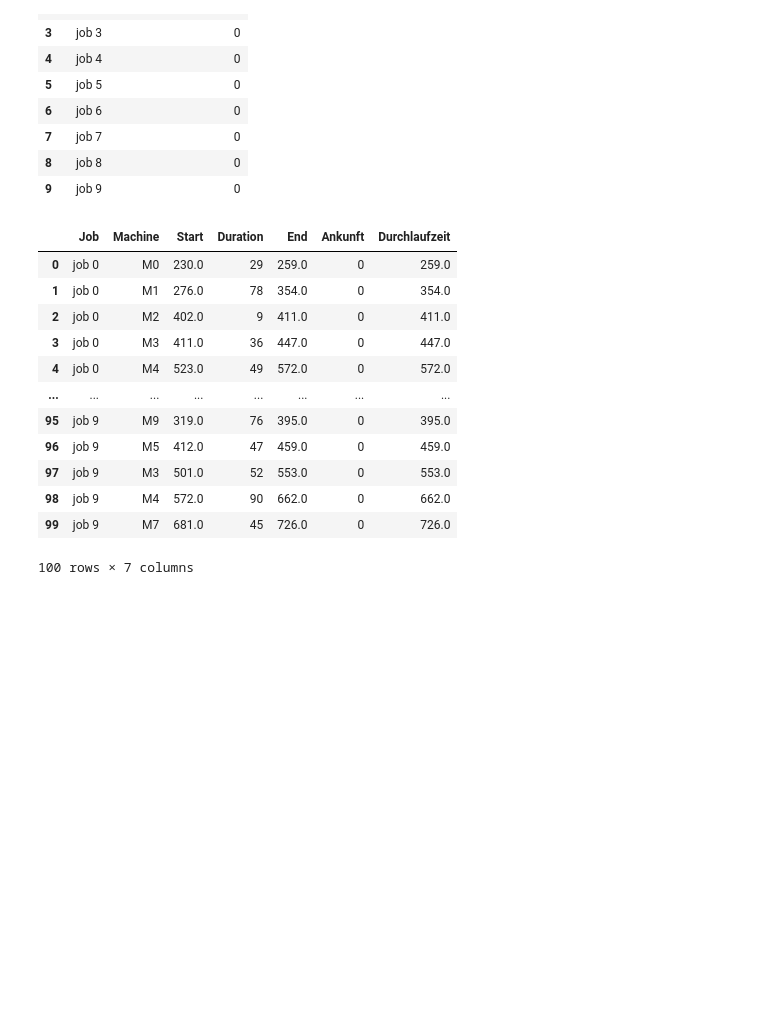
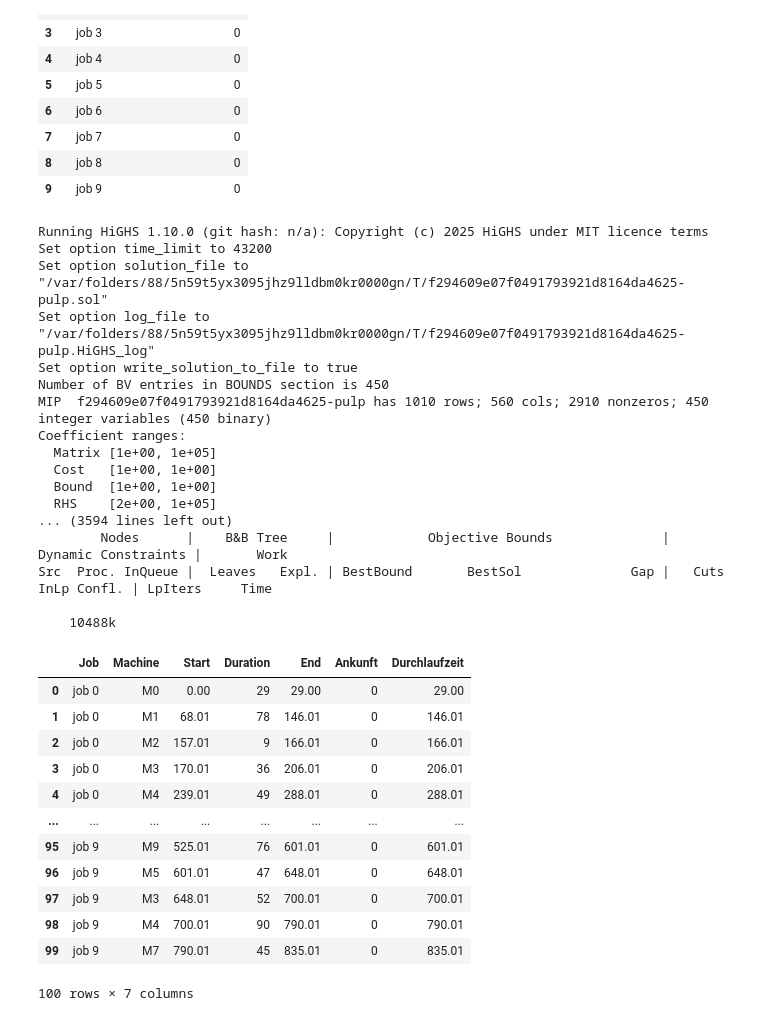
Before and after one commit to konrad-adamski/HTWD_JSSP, a Jupyter notebook: 01_Mai/01_COIN-OR MILP.ipynb, the cells around one changed output. Cells and saved outputs as stored; diff of their text form; code cells hidden in the pictures; blank space fills up the shorter version.

```diff
--- a/01_Mai/01_COIN-OR MILP.ipynb
+++ b/01_Mai/01_COIN-OR MILP.ipynb
@@ -276,23 +276,40 @@ df_arrivals
 | 8 | job 8 | 0 |
 | 9 | job 9 | 0 |
 # %%
-time = 10*60*60
-df_schedule_plan, makespan = ssv.solve_jssp_total_individual_makespans(instance, df_arrivals, solver_time_limit=time)
+time_sec = 12*60*60
+df_schedule_plan, makespan = ssv.solve_jssp_total_individual_makespans(instance, df_arrivals, solver_time_limit=time_sec)
 df_schedule_plan
 # %% [output]
+Running HiGHS 1.10.0 (git hash: n/a): Copyright (c) 2025 HiGHS under MIT licence terms
+Set option time_limit to 43200
+Set option solution_file to "/var/folders/88/5n59t5yx3095jhz9lldbm0kr0000gn/T/f294609e07f0491793921d8164da4625-pulp.sol"
+Set option log_file to "/var/folders/88/5n59t5yx3095jhz9lldbm0kr0000gn/T/f294609e07f0491793921d8164da4625-pulp.HiGHS_log"
+Set option write_solution_to_file to true
+Number of BV entries in BOUNDS section is 450
+MIP  f294609e07f0491793921d8164da4625-pulp has 1010 rows; 560 cols; 2910 nonzeros; 450 integer variables (450 binary)
+Coefficient ranges:
+  Matrix [1e+00, 1e+05]
+  Cost   [1e+00, 1e+00]
+  Bound  [1e+00, 1e+00]
+  RHS    [2e+00, 1e+05]
+... (3594 lines left out)
+        Nodes      |    B&B Tree     |            Objective Bounds              |  Dynamic Constraints |       Work
+Src  Proc. InQueue |  Leaves   Expl. | BestBound       BestSol              Gap |   Cuts   InLp Confl. | LpIters     Time
+
+    10488k
 |  | Job | Machine | Start | Duration | End | Ankunft | Durchlaufzeit |
-| 0 | job 0 | M0 | 230.0 | 29 | 259.0 | 0 | 259.0 |
-| 1 | job 0 | M1 | 276.0 | 78 | 354.0 | 0 | 354.0 |
-| 2 | job 0 | M2 | 402.0 | 9 | 411.0 | 0 | 411.0 |
-| 3 | job 0 | M3 | 411.0 | 36 | 447.0 | 0 | 447.0 |
-| 4 | job 0 | M4 | 523.0 | 49 | 572.0 | 0 | 572.0 |
+| 0 | job 0 | M0 | 0.00 | 29 | 29.00 | 0 | 29.00 |
+| 1 | job 0 | M1 | 68.01 | 78 | 146.01 | 0 | 146.01 |
+| 2 | job 0 | M2 | 157.01 | 9 | 166.01 | 0 | 166.01 |
+| 3 | job 0 | M3 | 170.01 | 36 | 206.01 | 0 | 206.01 |
+| 4 | job 0 | M4 | 239.01 | 49 | 288.01 | 0 | 288.01 |
 | ... | ... | ... | ... | ... | ... | ... | ... |
-| 95 | job 9 | M9 | 319.0 | 76 | 395.0 | 0 | 395.0 |
-| 96 | job 9 | M5 | 412.0 | 47 | 459.0 | 0 | 459.0 |
-| 97 | job 9 | M3 | 501.0 | 52 | 553.0 | 0 | 553.0 |
-| 98 | job 9 | M4 | 572.0 | 90 | 662.0 | 0 | 662.0 |
-| 99 | job 9 | M7 | 681.0 | 45 | 726.0 | 0 | 726.0 |
+| 95 | job 9 | M9 | 525.01 | 76 | 601.01 | 0 | 601.01 |
+| 96 | job 9 | M5 | 601.01 | 47 | 648.01 | 0 | 648.01 |
+| 97 | job 9 | M3 | 648.01 | 52 | 700.01 | 0 | 700.01 |
+| 98 | job 9 | M4 | 700.01 | 90 | 790.01 | 0 | 790.01 |
+| 99 | job 9 | M7 | 790.01 | 45 | 835.01 | 0 | 835.01 |
-100 rows × 7 columns
+100 rows × 7 columns
 # %%
 category = "HiGHS"
 show.plot_gantt_jobs(df_schedule_plan, 'Gantt-Diagramm für "{}"'.format(category))
```
Also changed, not shown: parts of 2 cells of this notebook, 1 other file.
